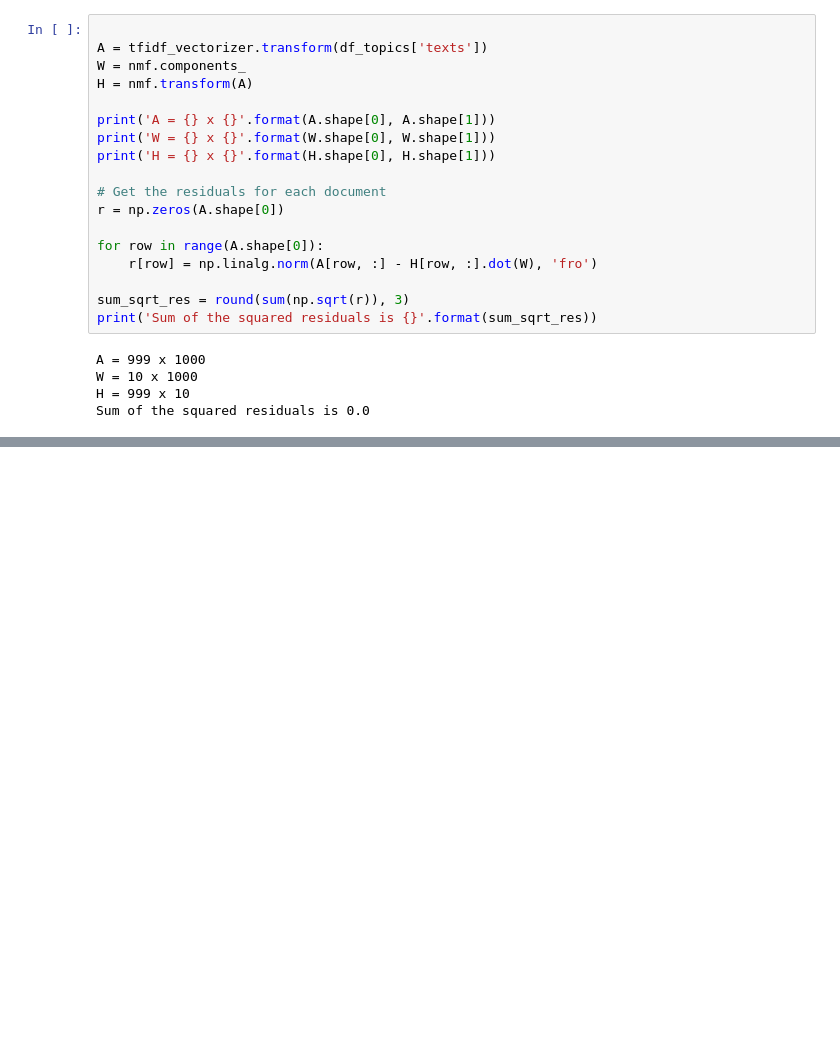
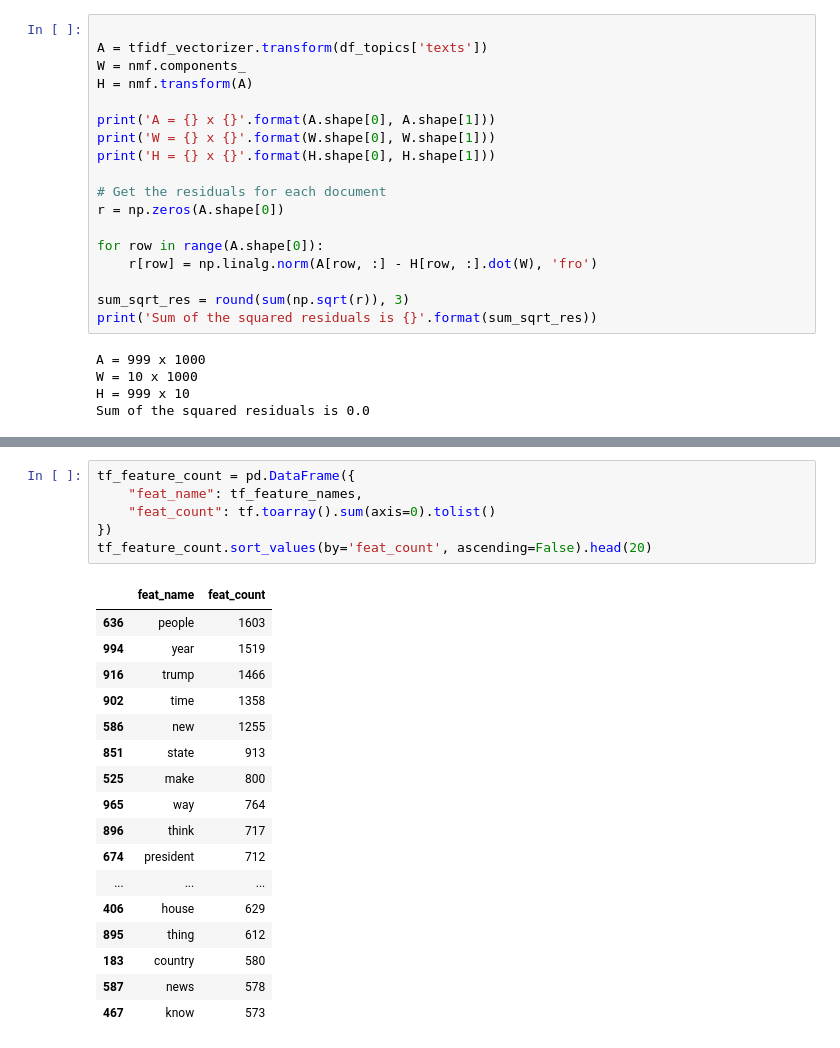
Before and after one commit to maxemileffort/paper-grading-assistant, a Jupyter notebook: Modeling.ipynb, the cells around one changed output, grey strips where cells are left out. Cells and saved outputs as stored; diff of their text form; blank space fills up the shorter version.

```diff
--- a/Modeling.ipynb
+++ b/Modeling.ipynb
@@ -429,0 +450,24 @@ lda topics: people just time think year thing way make new know really right goi
+# %%
+tf_feature_count = pd.DataFrame({
+    "feat_name": tf_feature_names,
+    "feat_count": tf.toarray().sum(axis=0).tolist()
+})
+tf_feature_count.sort_values(by='feat_count', ascending=False).head(20)
+# %% [output]
+|  | feat_name | feat_count |
+| 636 | people | 1603 |
+| 994 | year | 1519 |
+| 916 | trump | 1466 |
+| 902 | time | 1358 |
+| 586 | new | 1255 |
+| 851 | state | 913 |
+| 525 | make | 800 |
+| 965 | way | 764 |
+| 896 | think | 717 |
+| 674 | president | 712 |
+| ... | ... | ... |
+| 406 | house | 629 |
+| 895 | thing | 612 |
+| 183 | country | 580 |
+| 587 | news | 578 |
+| 467 | know | 573 |
```
Also changed, not shown: parts of 10 cells of this notebook, 1 other file.
